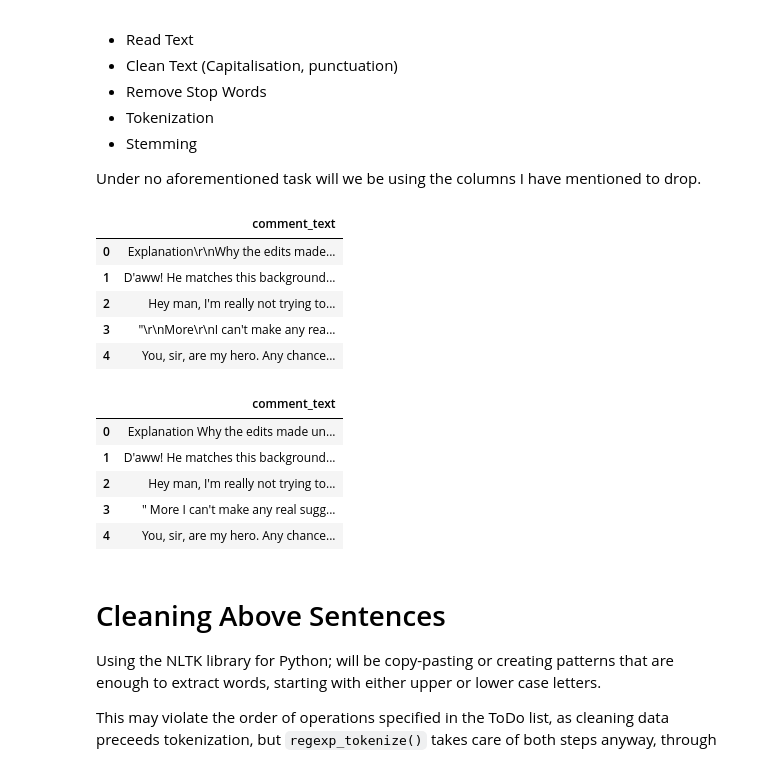
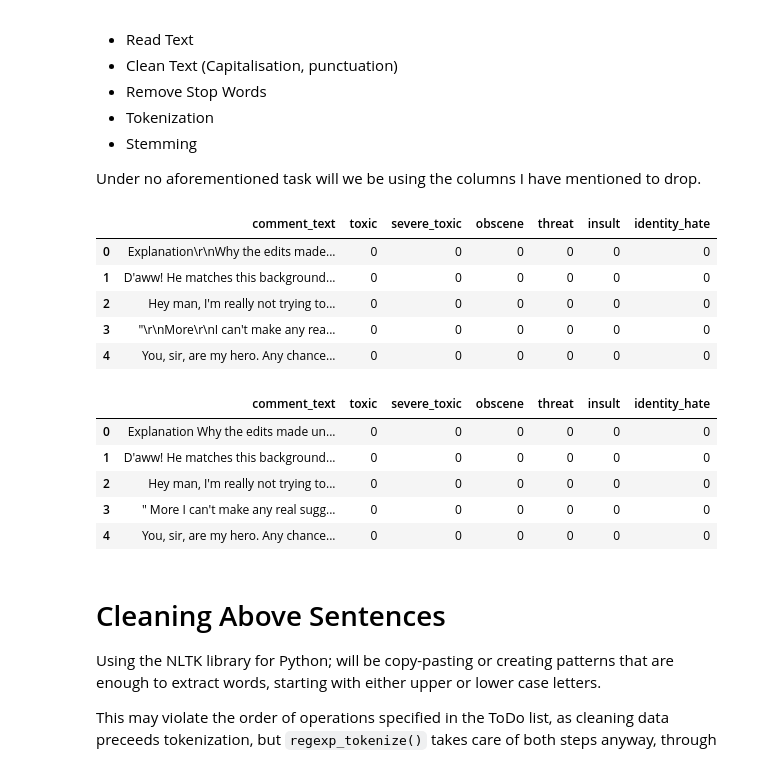
Before and after one commit to Supermjork/Keep-Talking, a Jupyter notebook: notebook/blabber.ipynb, the cells around one changed output. Saved outputs shown, nothing was run; the diff lists cells and outputs as text; code cells hidden in the pictures.

Commit message:
We goin for dataframes

```diff
--- a/notebook/blabber.ipynb
+++ b/notebook/blabber.ipynb
@@ -60,20 +61,20 @@ Reminder for what to be done:
 Under no aforementioned task will we be using the columns I have mentioned to drop.
 # %%
 # Defining list of columns to be dropped
-col_droppable = ["id", "toxic", "severe_toxic", "obscene", "threat", "insult", "identity_hate"]
+col_droppable = ["id"]
 
 # Dropping
 txt_blab = blab.drop(columns = col_droppable)
 
 # Viewing
 txt_blab.head(n)
 # %% [output]
-|  | comment_text |
-| 0 | Explanation\r\nWhy the edits made... |
-| 1 | D'aww! He matches this background... |
-| 2 | Hey man, I'm really not trying to... |
-| 3 | "\r\nMore\r\nI can't make any rea... |
-| 4 | You, sir, are my hero. Any chance... |
+|  | comment_text | toxic | severe_toxic | obscene | threat | insult | identity_hate |
+| 0 | Explanation\r\nWhy the edits made... | 0 | 0 | 0 | 0 | 0 | 0 |
+| 1 | D'aww! He matches this background... | 0 | 0 | 0 | 0 | 0 | 0 |
+| 2 | Hey man, I'm really not trying to... | 0 | 0 | 0 | 0 | 0 | 0 |
+| 3 | "\r\nMore\r\nI can't make any rea... | 0 | 0 | 0 | 0 | 0 | 0 |
+| 4 | You, sir, are my hero. Any chance... | 0 | 0 | 0 | 0 | 0 | 0 |
 # %%
 # Removing '\n' '\r' '\t' from every line
 txt_blab.replace(r'[\r\n\t]', ' ', regex = True, inplace=True)
@@ -81,12 +82,12 @@ txt_blab.replace(r'[\r\n\t]', ' ', regex = True, inplace=True)
 # As noted, there are no escape characters for spaces, as new line or tab
 txt_blab.head(n)
 # %% [output]
-|  | comment_text |
-| 0 | Explanation Why the edits made un... |
-| 1 | D'aww! He matches this background... |
-| 2 | Hey man, I'm really not trying to... |
-| 3 | " More I can't make any real sugg... |
-| 4 | You, sir, are my hero. Any chance... |
+|  | comment_text | toxic | severe_toxic | obscene | threat | insult | identity_hate |
+| 0 | Explanation Why the edits made un... | 0 | 0 | 0 | 0 | 0 | 0 |
+| 1 | D'aww! He matches this background... | 0 | 0 | 0 | 0 | 0 | 0 |
+| 2 | Hey man, I'm really not trying to... | 0 | 0 | 0 | 0 | 0 | 0 |
+| 3 | " More I can't make any real sugg... | 0 | 0 | 0 | 0 | 0 | 0 |
+| 4 | You, sir, are my hero. Any chance... | 0 | 0 | 0 | 0 | 0 | 0 |
 # %% [markdown]
 # Cleaning Above Sentences
 Using the NLTK library for Python; will be copy-pasting or creating patterns that are enough to extract words, starting with either upper or lower case letters.
```
Also changed, not shown: parts of 11 cells of this notebook, 1 other file.
